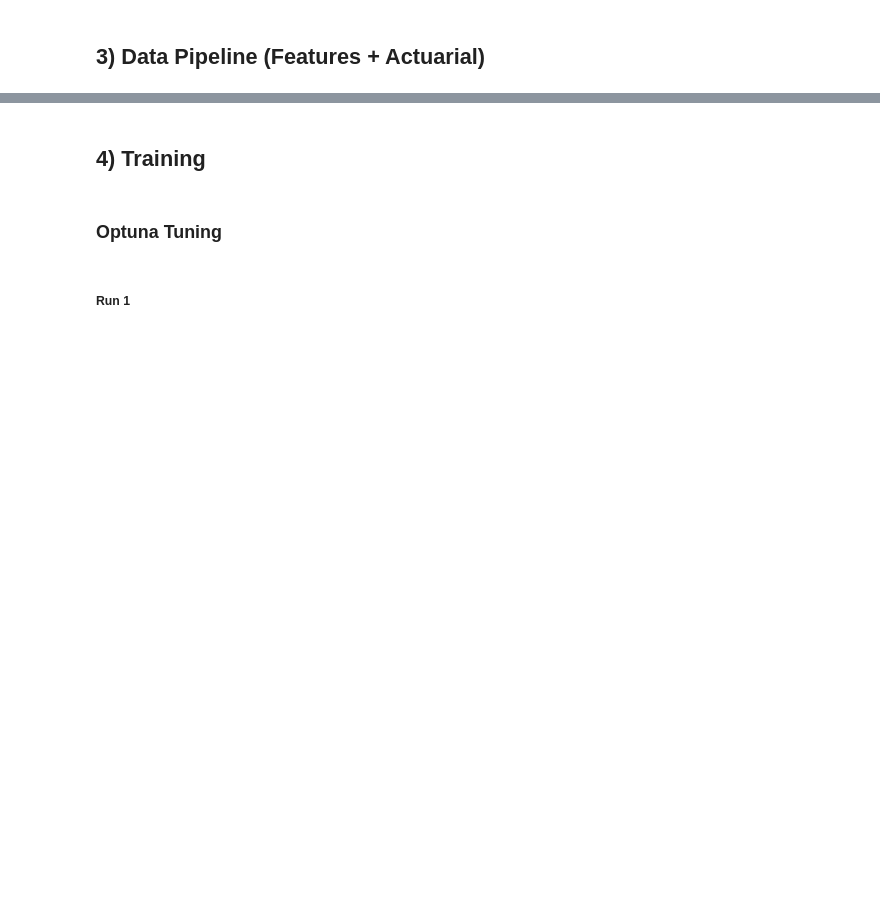
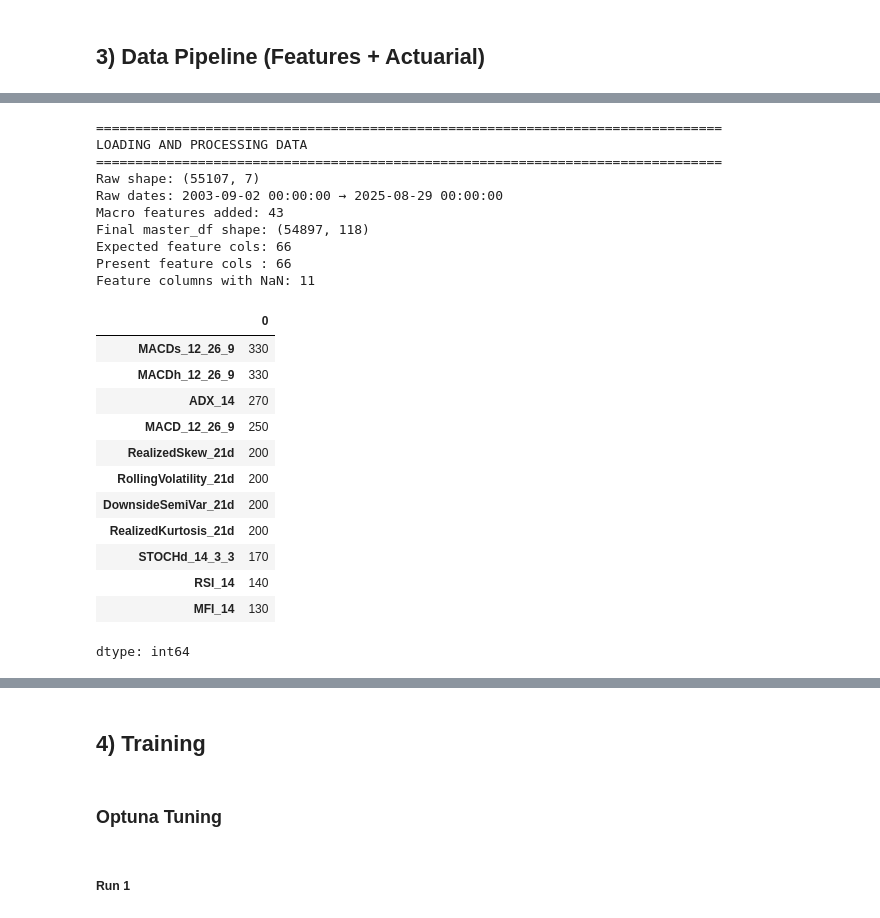
Before and after one commit to Dave-DKings/tape_tcn_project, a Jupyter notebook: tcn_architecture_analysis.ipynb, the cells around one changed output, grey strips where cells are left out. Saved outputs shown, nothing was run; the diff lists cells and outputs as text; code cells hidden in the pictures; blank space fills up the shorter version.

```diff
--- a/tcn_architecture_analysis.ipynb
+++ b/tcn_architecture_analysis.ipynb
@@ -397,7 +468,7 @@ print('=' * 80)
 print('LOADING AND PROCESSING DATA')
 print('=' * 80)
 
-FORCE_DATA_REFRESH = False  # Set True once when you want to rebuild cache for new date bounds
+FORCE_DATA_REFRESH = True  # Set True once when you want to rebuild cache for new date bounds
 raw_df = processor.load_ohlcv_data(
     start_date=config['DATA_FETCH_START_DATE'],
     end_date=config['DATA_FETCH_END_DATE'],
@@ -411,32 +482,56 @@ df = processor.calculate_log_returns(raw_df, periods=[1, 5, 10, 21])
 df = processor.calculate_return_statistics(df, window=21)
 df = processor.calculate_technical_indicators(df)
 df = processor.calculate_dynamic_covariance_features(df)
 df = processor.add_regime_features(df)
 df = processor.add_fundamental_features(df)
 
 macro_cfg = config.get('feature_params', {}).get('macro_data')
 if macro_cfg is not None:
     macro_df, macro_cols = processor._build_macro_feature_frame(macro_cfg, df['Date'].min(), df['Date'].max())
     if macro_df is not None and macro_cols:
         df = df.merge(macro_df, on='Date', how='left')
         print(f'Macro features added: {len(macro_cols)}')
 
 df = processor.add_quant_alpha_features(df)
 df = processor.add_cross_sectional_features(df)
 df = processor.add_actuarial_features(df)
 
 master_df = df.copy()
 feature_cols = processor.get_feature_columns('phase1')
 present_feature_cols = [c for c in feature_cols if c in master_df.columns]
 
 print('Final master_df shape:', master_df.shape)
 print('Expected feature cols:', len(feature_cols))
 print('Present feature cols :', len(present_feature_cols))
 
 nan_counts = master_df[present_feature_cols].isna().sum()
 nan_cols = nan_counts[nan_counts > 0].sort_values(ascending=False)
 print('Feature columns with NaN:', len(nan_cols))
 if len(nan_cols) > 0:
     display(nan_cols.head(20))
+# %% [output]
+================================================================================
+LOADING AND PROCESSING DATA
+================================================================================
+Raw shape: (55107, 7)
+Raw dates: 2003-09-02 00:00:00 → 2025-08-29 00:00:00
+Macro features added: 43
+Final master_df shape: (54897, 118)
+Expected feature cols: 66
+Present feature cols : 66
+Feature columns with NaN: 11
+|  | 0 |
+| MACDs_12_26_9 | 330 |
+| MACDh_12_26_9 | 330 |
+| ADX_14 | 270 |
+| MACD_12_26_9 | 250 |
+| RealizedSkew_21d | 200 |
+| RollingVolatility_21d | 200 |
+| DownsideSemiVar_21d | 200 |
+| RealizedKurtosis_21d | 200 |
+| STOCHd_14_3_3 | 170 |
+| RSI_14 | 140 |
+| MFI_14 | 130 |
+dtype: int64
 # %%
 master_df.columns
```
Also changed, not shown: parts of 23 cells of this notebook, 2 other files.
